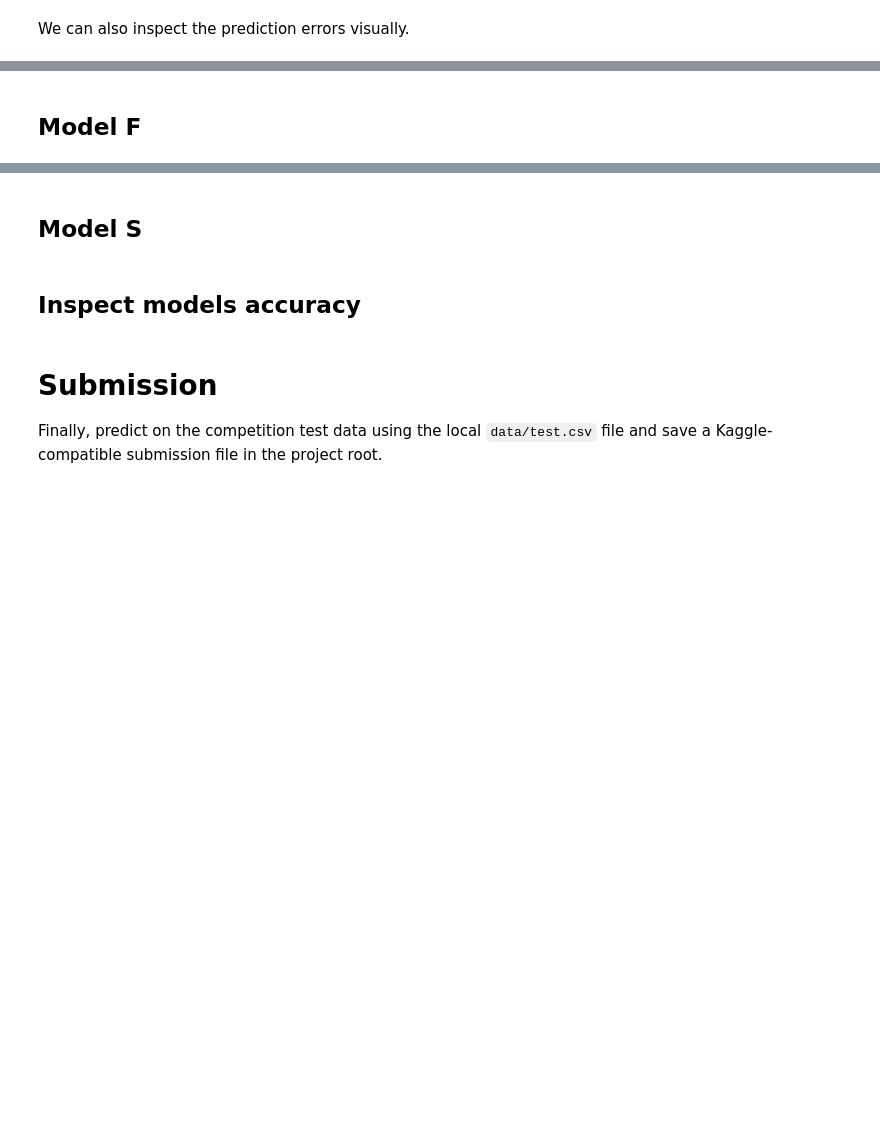
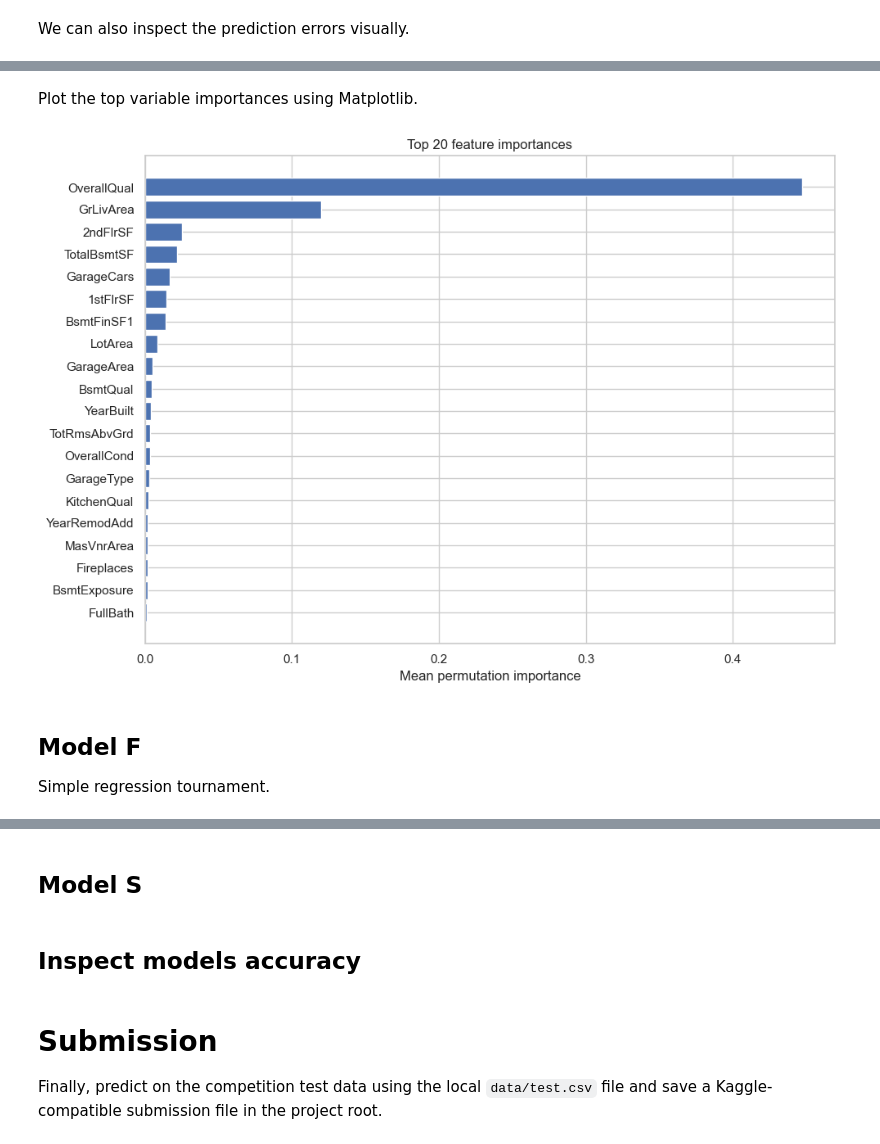
Before and after one commit to MimiKat-Fir/house-prices-prediction-ai-project, a Jupyter notebook: notebooks/house-prices-prediction-using-tfdf_our_notebook.ipynb, the cells around one changed output, grey strips where cells are left out. Saved outputs shown, nothing was run; the diff lists cells and outputs as text; code cells hidden in the pictures; blank space fills up the shorter version.

```diff
--- a/notebooks/house-prices-prediction-using-tfdf_our_notebook.ipynb
+++ b/notebooks/house-prices-prediction-using-tfdf_our_notebook.ipynb
@@ -291,2 +366,16 @@ for name, value in metrics.items():
+# %% [markdown]
+Plot the top variable importances using Matplotlib.
+# %%
+top_features = feature_importance_df.head(20).sort_values("importance_mean")
+
+plt.figure(figsize=(10, 7))
+plt.barh(top_features["feature"], top_features["importance_mean"])
+plt.xlabel("Mean permutation importance")
+plt.title("Top 20 feature importances")
+plt.tight_layout()
+plt.show()
+# %% [output]
+[figure, added]
 # %% [markdown]
 ## Model F
+Simple regression tournament.
```
Also changed, not shown: parts of 19 cells of this notebook, 2 other files.
